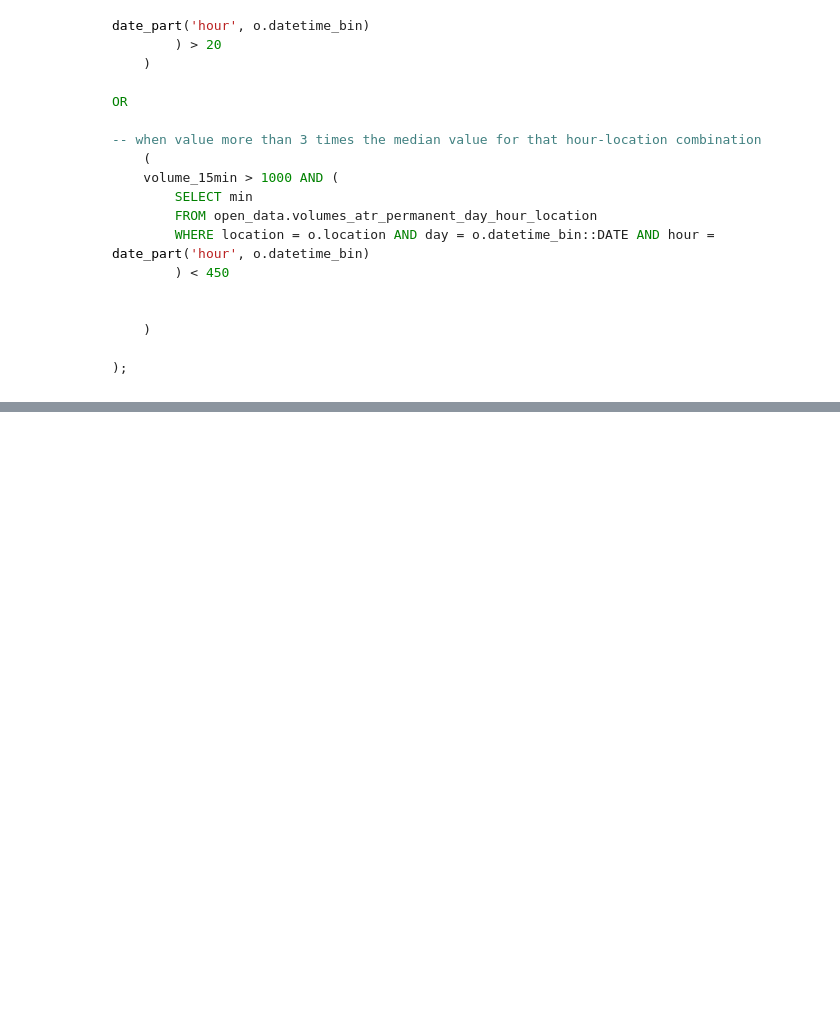
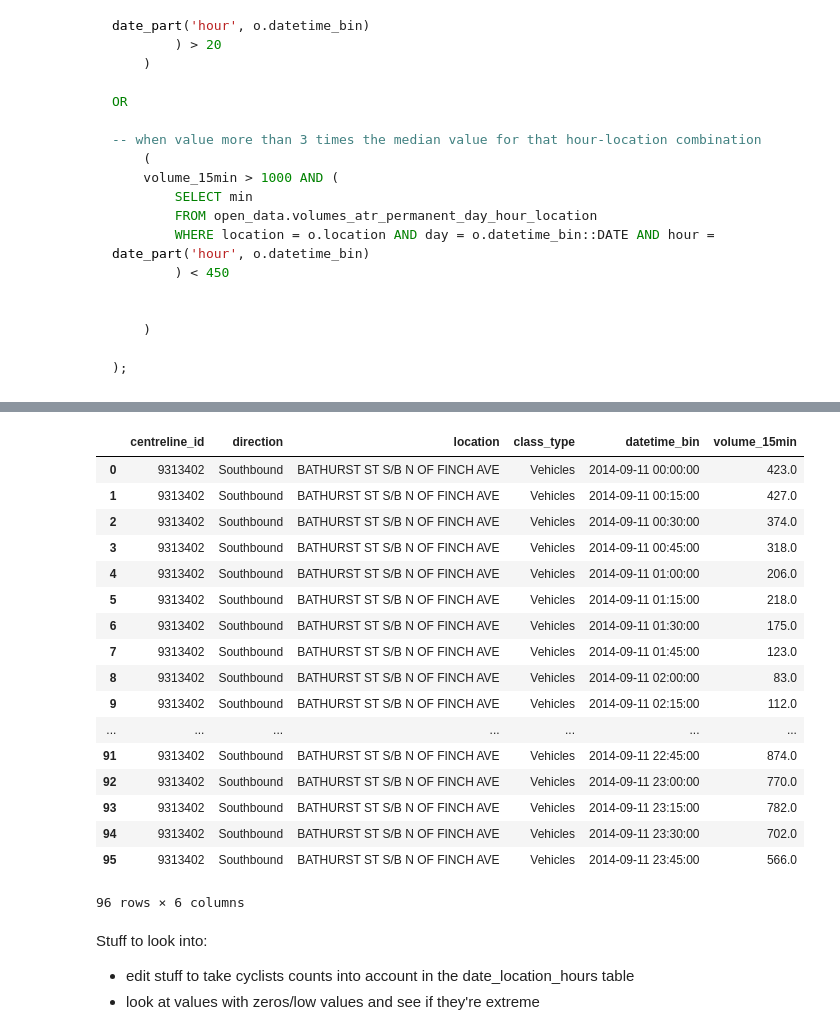
Before and after one commit to CityofToronto/bdit_data-sources, a Jupyter notebook: volumes/open_data/atr_extreme_value_checks.ipynb, the cells around one changed output, grey strips where cells are left out. Cells and saved outputs as stored; diff of their text form; code cells hidden in the pictures; blank space fills up the shorter version.

```diff
--- a/volumes/open_data/atr_extreme_value_checks.ipynb
+++ b/volumes/open_data/atr_extreme_value_checks.ipynb
@@ -1172,2 +1275,39 @@ OR
+# %%
+# look at the day+location that highest value that's not in the exception table occurs on
+# you can see the gradual increase and decrease in volumes. The volumes stay high for most of the day.
+# This location also appears a lot in the query executed two above this one.
+# so the high value is justified
+sql = '''
+SELECT *
+FROM open_data.volumes_atr_permanent
+WHERE datetime_bin::DATE = (SELECT datetime_bin::DATE FROM open_data.volumes_atr_permanent WHERE volume_15min = 2401)
+AND location = (SELECT location FROM open_data.volumes_atr_permanent WHERE volume_15min = 2401)
+'''
+
+pandasql.read_sql(sql, con)
+# %% [output]
+|  | centreline_id | direction | location | class_type | datetime_bin | volume_15min |
+| 0 | 9313402 | Southbound | BATHURST ST S/B N OF FINCH AVE | Vehicles | 2014-09-11 00:00:00 | 423.0 |
+| 1 | 9313402 | Southbound | BATHURST ST S/B N OF FINCH AVE | Vehicles | 2014-09-11 00:15:00 | 427.0 |
+| 2 | 9313402 | Southbound | BATHURST ST S/B N OF FINCH AVE | Vehicles | 2014-09-11 00:30:00 | 374.0 |
+| 3 | 9313402 | Southbound | BATHURST ST S/B N OF FINCH AVE | Vehicles | 2014-09-11 00:45:00 | 318.0 |
+| 4 | 9313402 | Southbound | BATHURST ST S/B N OF FINCH AVE | Vehicles | 2014-09-11 01:00:00 | 206.0 |
+| 5 | 9313402 | Southbound | BATHURST ST S/B N OF FINCH AVE | Vehicles | 2014-09-11 01:15:00 | 218.0 |
+| 6 | 9313402 | Southbound | BATHURST ST S/B N OF FINCH AVE | Vehicles | 2014-09-11 01:30:00 | 175.0 |
+| 7 | 9313402 | Southbound | BATHURST ST S/B N OF FINCH AVE | Vehicles | 2014-09-11 01:45:00 | 123.0 |
+| 8 | 9313402 | Southbound | BATHURST ST S/B N OF FINCH AVE | Vehicles | 2014-09-11 02:00:00 | 83.0 |
+| 9 | 9313402 | Southbound | BATHURST ST S/B N OF FINCH AVE | Vehicles | 2014-09-11 02:15:00 | 112.0 |
+| ... | ... | ... | ... | ... | ... | ... |
+| 91 | 9313402 | Southbound | BATHURST ST S/B N OF FINCH AVE | Vehicles | 2014-09-11 22:45:00 | 874.0 |
+| 92 | 9313402 | Southbound | BATHURST ST S/B N OF FINCH AVE | Vehicles | 2014-09-11 23:00:00 | 770.0 |
+| 93 | 9313402 | Southbound | BATHURST ST S/B N OF FINCH AVE | Vehicles | 2014-09-11 23:15:00 | 782.0 |
+| 94 | 9313402 | Southbound | BATHURST ST S/B N OF FINCH AVE | Vehicles | 2014-09-11 23:30:00 | 702.0 |
+| 95 | 9313402 | Southbound | BATHURST ST S/B N OF FINCH AVE | Vehicles | 2014-09-11 23:45:00 | 566.0 |
+96 rows × 6 columns
+# %% [markdown]
+Stuff to look into:
+
+- edit stuff to take cyclists counts into account in the date_location_hours table
+- look at values with zeros/low values and see if they're extreme
 # %%
 con.close()
```
Also changed, not shown: parts of 5 cells of this notebook.
